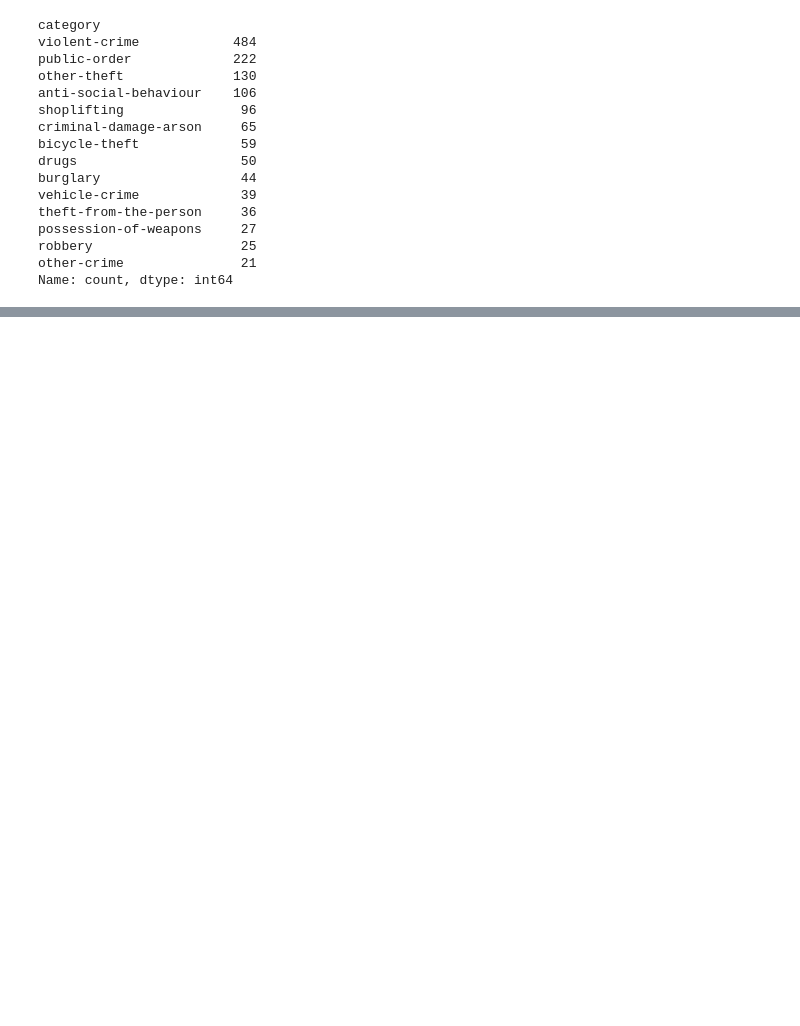
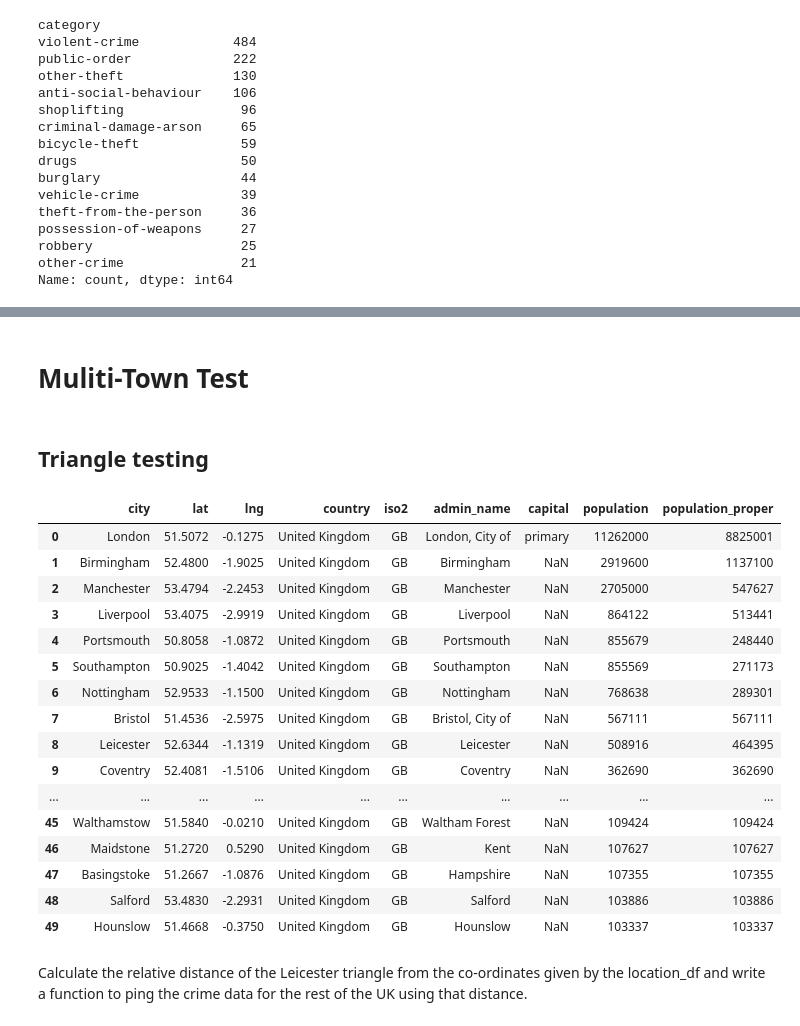
Before and after one commit to willbanny/Location-Analysis, a Jupyter notebook: crime_data/crime_data_notebooks/Crime_Data_Test_Book.ipynb, the cells around one changed output, grey strips where cells are left out. Saved outputs shown, nothing was run; the diff lists cells and outputs as text; code cells hidden in the pictures; blank space fills up the shorter version.

```diff
--- a/crime_data/crime_data_notebooks/Crime_Data_Test_Book.ipynb
+++ b/crime_data/crime_data_notebooks/Crime_Data_Test_Book.ipynb
@@ -37,0 +159,6 @@ Name: count, dtype: int64
+# %% [markdown]
+# Muliti-Town Test
+# %%
+location_df = pd.read_csv('/home/mih_sud/code/willbanny/Location-Analysis/raw_data/gb_towns_lat_lon_pop.csv')
+# %% [markdown]
+## Triangle testing
@@ -37,0 +168,22 @@ Name: count, dtype: int64
+# %%
+location_df.head(50)
+# %% [output]
+|  | city | lat | lng | country | iso2 | admin_name | capital | population | population_proper |
+| 0 | London | 51.5072 | -0.1275 | United Kingdom | GB | London, City of | primary | 11262000 | 8825001 |
+| 1 | Birmingham | 52.4800 | -1.9025 | United Kingdom | GB | Birmingham | NaN | 2919600 | 1137100 |
+| 2 | Manchester | 53.4794 | -2.2453 | United Kingdom | GB | Manchester | NaN | 2705000 | 547627 |
+| 3 | Liverpool | 53.4075 | -2.9919 | United Kingdom | GB | Liverpool | NaN | 864122 | 513441 |
+| 4 | Portsmouth | 50.8058 | -1.0872 | United Kingdom | GB | Portsmouth | NaN | 855679 | 248440 |
+| 5 | Southampton | 50.9025 | -1.4042 | United Kingdom | GB | Southampton | NaN | 855569 | 271173 |
+| 6 | Nottingham | 52.9533 | -1.1500 | United Kingdom | GB | Nottingham | NaN | 768638 | 289301 |
+| 7 | Bristol | 51.4536 | -2.5975 | United Kingdom | GB | Bristol, City of | NaN | 567111 | 567111 |
+| 8 | Leicester | 52.6344 | -1.1319 | United Kingdom | GB | Leicester | NaN | 508916 | 464395 |
+| 9 | Coventry | 52.4081 | -1.5106 | United Kingdom | GB | Coventry | NaN | 362690 | 362690 |
+| ... | ... | ... | ... | ... | ... | ... | ... | ... | ... |
+| 45 | Walthamstow | 51.5840 | -0.0210 | United Kingdom | GB | Waltham Forest | NaN | 109424 | 109424 |
+| 46 | Maidstone | 51.2720 | 0.5290 | United Kingdom | GB | Kent | NaN | 107627 | 107627 |
+| 47 | Basingstoke | 51.2667 | -1.0876 | United Kingdom | GB | Hampshire | NaN | 107355 | 107355 |
+| 48 | Salford | 53.4830 | -2.2931 | United Kingdom | GB | Salford | NaN | 103886 | 103886 |
+| 49 | Hounslow | 51.4668 | -0.3750 | United Kingdom | GB | Hounslow | NaN | 103337 | 103337 |
+# %% [markdown]
+Calculate the relative distance of the Leicester triangle from the co-ordinates given by the location_df and write a function to ping the crime data for the rest of the UK using that distance.
```
Also changed, not shown: parts of 24 cells of this notebook.
